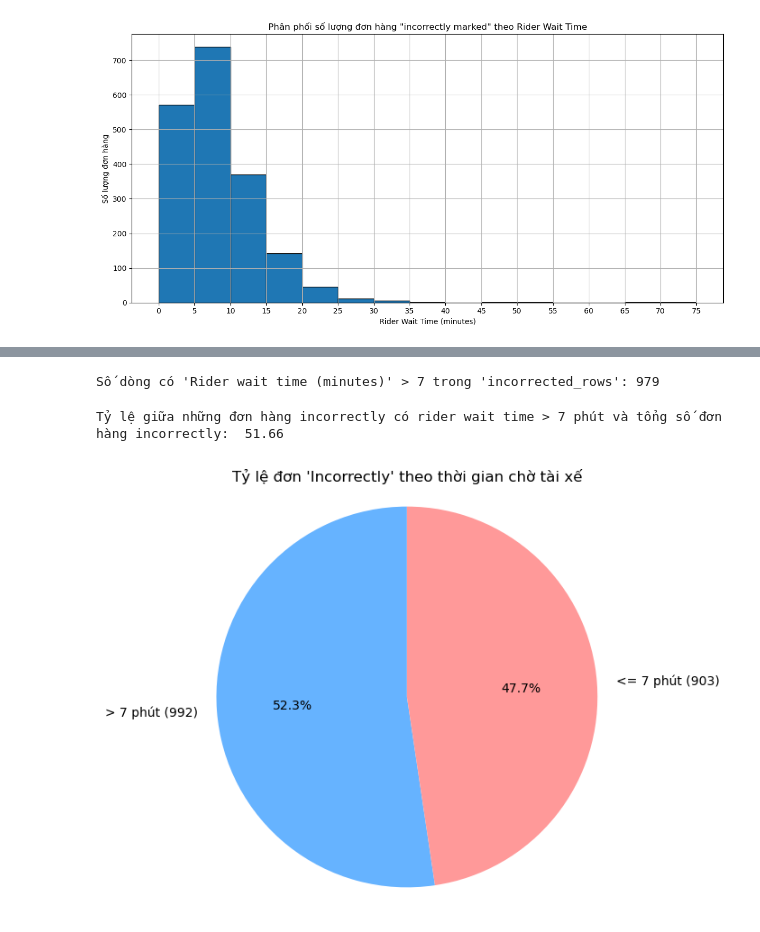
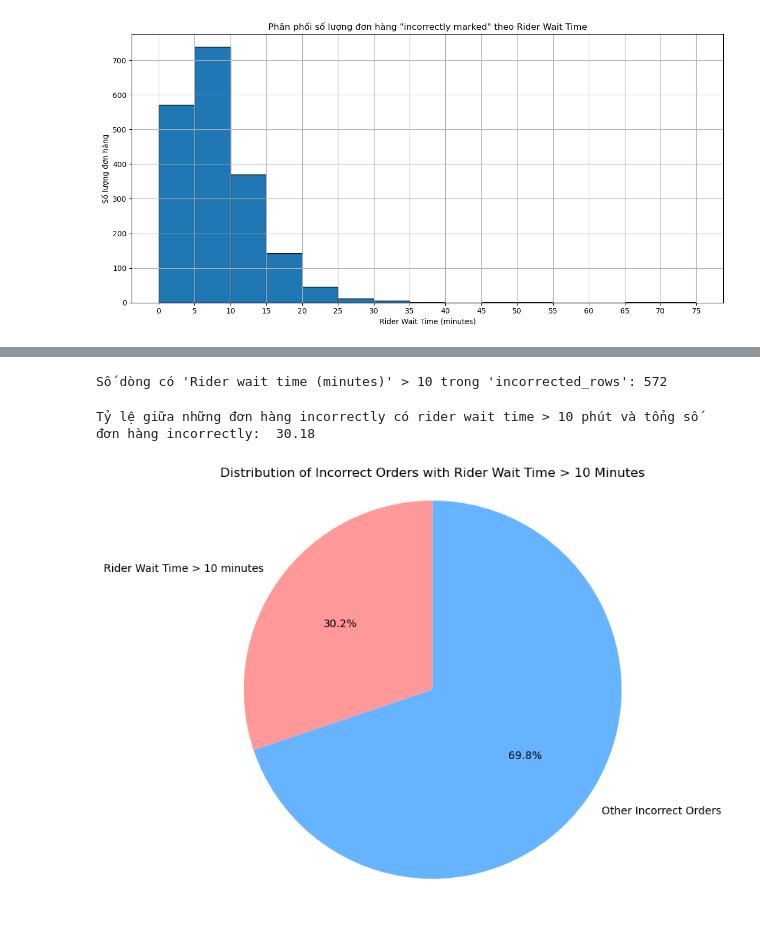
Before and after one commit to MinHeHeHeHe/DoAn_2, a Jupyter notebook: Incorrectly_Order_Market.ipynb, the cells around one changed output, grey strips where cells are left out. Cells and saved outputs as stored; diff of their text form; code cells hidden in the pictures.

```diff
--- a/Incorrectly_Order_Market.ipynb
+++ b/Incorrectly_Order_Market.ipynb
@@ -144,41 +135,38 @@ plt.show()
 # %%
-filtered_rows = incorrected_rows[incorrected_rows["Rider wait time (minutes)"] > 7]
+filtered_rows = incorrected_rows[incorrected_rows["Rider wait time (minutes)"] > 10]
 
 # Tạo hàm đếm số dòng thỏa điều kiện
 def count_filtered_rows():
     return len(filtered_rows)
 
 # In ra kết quả
-print("Số dòng có 'Rider wait time (minutes)' > 7 trong 'incorrected_rows':", count_filtered_rows())
+print("Số dòng có 'Rider wait time (minutes)' > 10 trong 'incorrected_rows':", count_filtered_rows())
 
 filtered_rows.to_csv("filtered_wait_time_7_plus.csv", index=False)
 # %% [output]
-Số dòng có 'Rider wait time (minutes)' > 7 trong 'incorrected_rows': 979
+Số dòng có 'Rider wait time (minutes)' > 10 trong 'incorrected_rows': 572
 # %%
 # Tính tỷ lệ giữa số dòng filtered_rows và incorrected_rows
 ratio = len(filtered_rows) / len(incorrected_rows)
 
 # Chuyển tỷ lệ thành phần trăm, làm tròn 2 chữ số
 percentage = round(ratio * 100, 2)
-print("Tỷ lệ giữa những đơn hàng incorrectly có rider wait time > 7 phút và tổng số đơn hàng incorrectly: ", percentage)
+print("Tỷ lệ giữa những đơn hàng incorrectly có rider wait time > 10 phút và tổng số đơn hàng incorrectly: ", percentage)
 # %% [output]
-Tỷ lệ giữa những đơn hàng incorrectly có rider wait time > 7 phút và tổng số đơn hàng incorrectly:  51.66
+Tỷ lệ giữa những đơn hàng incorrectly có rider wait time > 10 phút và tổng số đơn hàng incorrectly:  30.18
 # %%
 import matplotlib.pyplot as plt
 
-# Bước 1: Tạo 2 nhóm theo thời gian chờ
-counts = incorrected_rows['Rider wait time (minutes)'].apply(lambda x: '> 7 phút' if x >= 7 else '<= 7 phút').value_counts()
 
-# Bước 2: Gán nhãn và giá trị
-labels = [f'{label} ({counts[label]})' for label in counts.index]
-sizes = counts.values
-colors = ['#66b3ff', '#ff9999']
+# Create a pie chart to compare incorrectly orders with rider wait time > 7 minutes versus total incorrect orders
+sizes = [len(filtered_rows), len(incorrected_rows) - len(filtered_rows)]
+labels = ['Rider Wait Time > 10 minutes', 'Other Incorrect Orders']
 
-# Bước 3: Vẽ biểu đồ tròn
-plt.figure(figsize=(6, 6))
-plt.pie(sizes, labels=labels, colors=colors, autopct='%1.1f%%', startangle=90)
-plt.title("Tỷ lệ đơn 'Incorrectly' theo thời gian chờ tài xế")
-plt.axis('equal')  # Đảm bảo hình tròn
+# Plot
+plt.figure(figsize=(7, 7))
+plt.pie(sizes, labels=labels, autopct='%1.1f%%', startangle=90, colors=['#ff9999','#66b3ff'])
+plt.title('Distribution of Incorrect Orders with Rider Wait Time > 10 Minutes')
+plt.axis('equal')  # Equal aspect ratio ensures that pie is drawn as a circle.
 plt.show()
 # %% [output]
-[figure, old version]
+[figure, new version]
```
Also changed, not shown: parts of 4 cells of this notebook, 1 other file.
